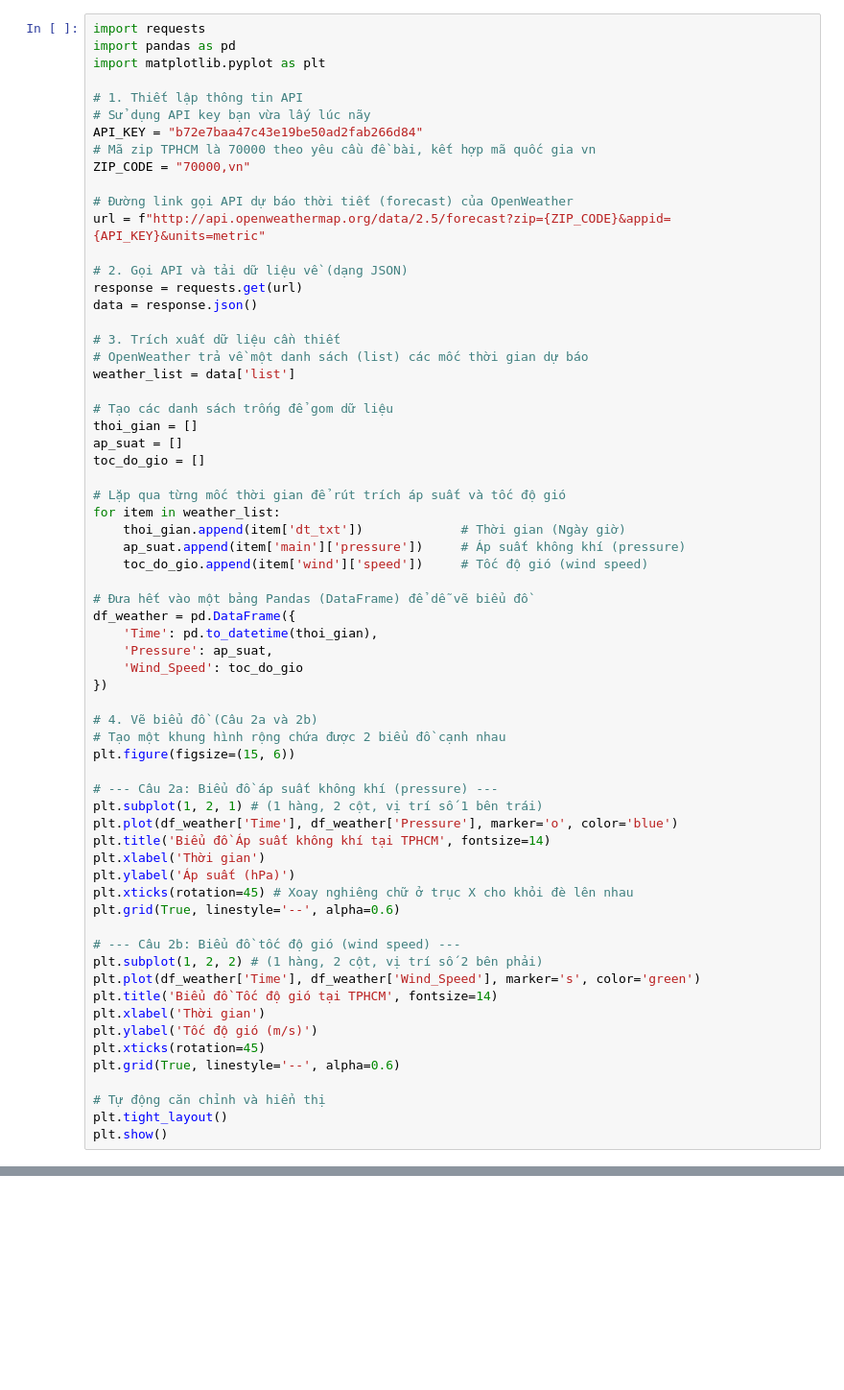
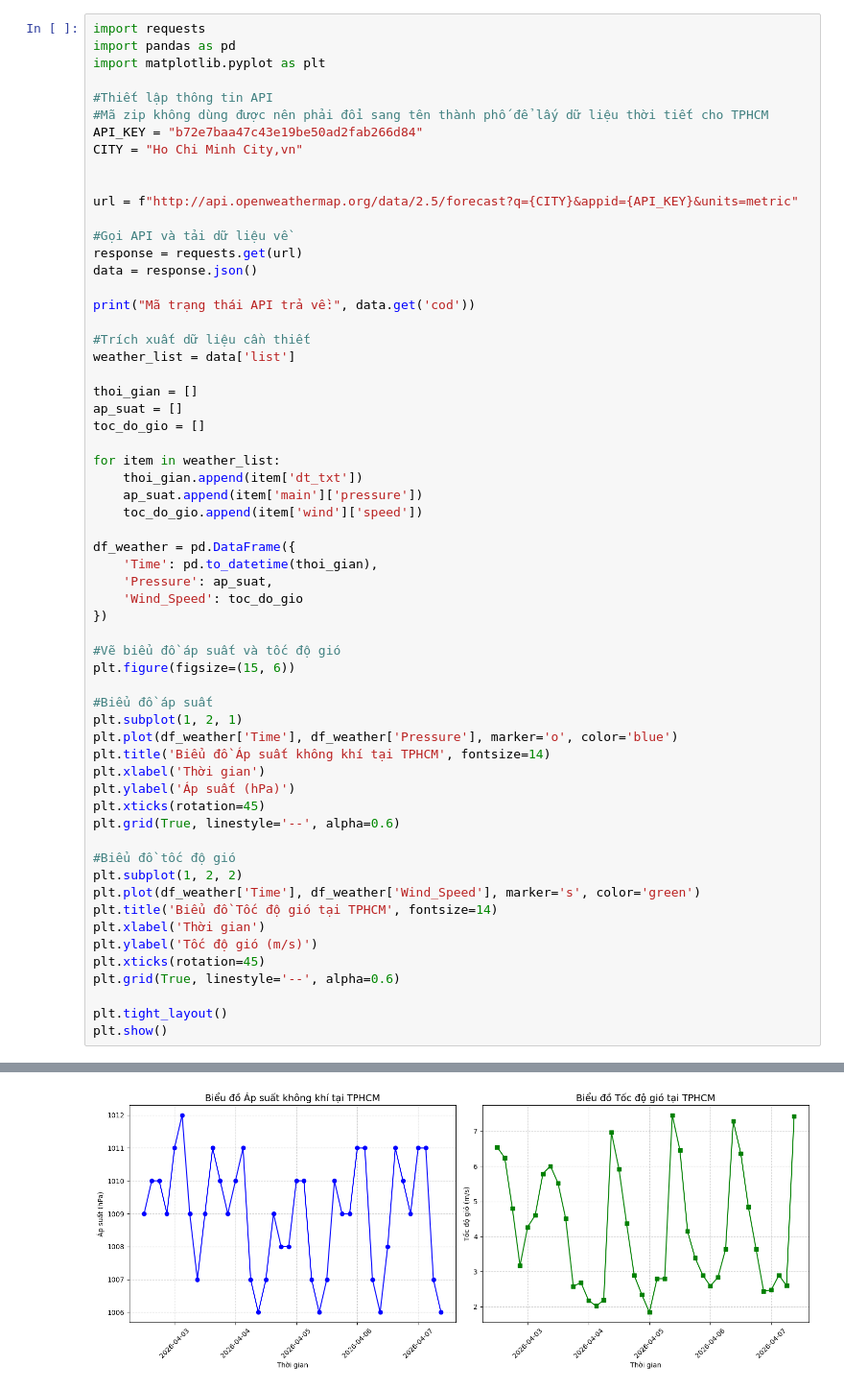
Before and after one commit to HuyyGiaa/DS108_TH, a Jupyter notebook: Lab_2/Bài_2.ipynb, the cells around one changed output, grey strips where cells are left out. Shown at 96% size. Drawn from its saved outputs; the diff is of its cells as text; blank space fills up the shorter version.

```diff
--- a/Lab_2/Bài_2.ipynb
+++ b/Lab_2/Bài_2.ipynb
@@ -3,56 +3,52 @@ import requests
 import pandas as pd
 import matplotlib.pyplot as plt
 
-# 1. Thiết lập thông tin API
-# Sử dụng API key bạn vừa lấy lúc nãy
+#Thiết lập thông tin API
+#Mã zip không dùng được nên phải đổi sang tên thành phố để lấy dữ liệu thời tiết cho TPHCM
 API_KEY = "b72e7baa47c43e19be50ad2fab266d84"
-# Mã zip TPHCM là 70000 theo yêu cầu đề bài, kết hợp mã quốc gia vn
-ZIP_CODE = "70000,vn"
+CITY = "Ho Chi Minh City,vn"
 
-# Đường link gọi API dự báo thời tiết (forecast) của OpenWeather
-url = f"http://api.openweathermap.org/data/2.5/forecast?zip={ZIP_CODE}&appid={API_KEY}&units=metric"
 
-# 2. Gọi API và tải dữ liệu về (dạng JSON)
+url = f"http://api.openweathermap.org/data/2.5/forecast?q={CITY}&appid={API_KEY}&units=metric"
+
+#Gọi API và tải dữ liệu về
 response = requests.get(url)
 data = response.json()
 
-# 3. Trích xuất dữ liệu cần thiết
-# OpenWeather trả về một danh sách (list) các mốc thời gian dự báo
+print("Mã trạng thái API trả về:", data.get('cod'))
+
+#Trích xuất dữ liệu cần thiết
 weather_list = data['list']
 
-# Tạo các danh sách trống để gom dữ liệu
 thoi_gian = []
 ap_suat = []
 toc_do_gio = []
 
-# Lặp qua từng mốc thời gian để rút trích áp suất và tốc độ gió
 for item in weather_list:
-    thoi_gian.append(item['dt_txt'])             # Thời gian (Ngày giờ)
-    ap_suat.append(item['main']['pressure'])     # Áp suất không khí (pressure)
-    toc_do_gio.append(item['wind']['speed'])     # Tốc độ gió (wind speed)
+    thoi_gian.append(item['dt_txt'])
+    ap_suat.append(item['main']['pressure'])
+    toc_do_gio.append(item['wind']['speed'])
 
-# Đưa hết vào một bảng Pandas (DataFrame) để dễ vẽ biểu đồ
 df_weather = pd.DataFrame({
     'Time': pd.to_datetime(thoi_gian),
     'Pressure': ap_suat,
     'Wind_Speed': toc_do_gio
 })
 
-# 4. Vẽ biểu đồ (Câu 2a và 2b)
-# Tạo một khung hình rộng chứa được 2 biểu đồ cạnh nhau
+#Vẽ biểu đồ áp suất và tốc độ gió
 plt.figure(figsize=(15, 6))
 
-# --- Câu 2a: Biểu đồ áp suất không khí (pressure) ---
-plt.subplot(1, 2, 1) # (1 hàng, 2 cột, vị trí số 1 bên trái)
+#Biểu đồ áp suất
+plt.subplot(1, 2, 1)
 plt.plot(df_weather['Time'], df_weather['Pressure'], marker='o', color='blue')
 plt.title('Biểu đồ Áp suất không khí tại TPHCM', fontsize=14)
 plt.xlabel('Thời gian')
 plt.ylabel('Áp suất (hPa)')
-plt.xticks(rotation=45) # Xoay nghiêng chữ ở trục X cho khỏi đè lên nhau
+plt.xticks(rotation=45)
 plt.grid(True, linestyle='--', alpha=0.6)
 
-# --- Câu 2b: Biểu đồ tốc độ gió (wind speed) ---
-plt.subplot(1, 2, 2) # (1 hàng, 2 cột, vị trí số 2 bên phải)
+#Biểu đồ tốc độ gió
+plt.subplot(1, 2, 2)
 plt.plot(df_weather['Time'], df_weather['Wind_Speed'], marker='s', color='green')
 plt.title('Biểu đồ Tốc độ gió tại TPHCM', fontsize=14)
 plt.xlabel('Thời gian')
@@ -60,7 +56,6 @@ plt.ylabel('Tốc độ gió (m/s)')
 plt.xticks(rotation=45)
 plt.grid(True, linestyle='--', alpha=0.6)
 
-# Tự động căn chỉnh và hiển thị
 plt.tight_layout()
 plt.show()
 # %% [output]
@@ -68,0 +63 @@ KeyError: 'list'
+[figure, added]
```
Also changed, not shown: parts of 1 cell of this notebook, 2 other files.
